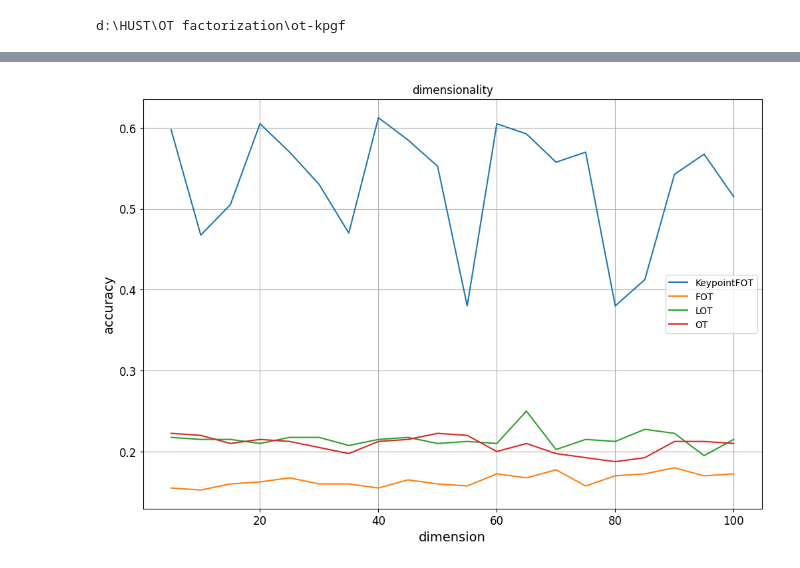
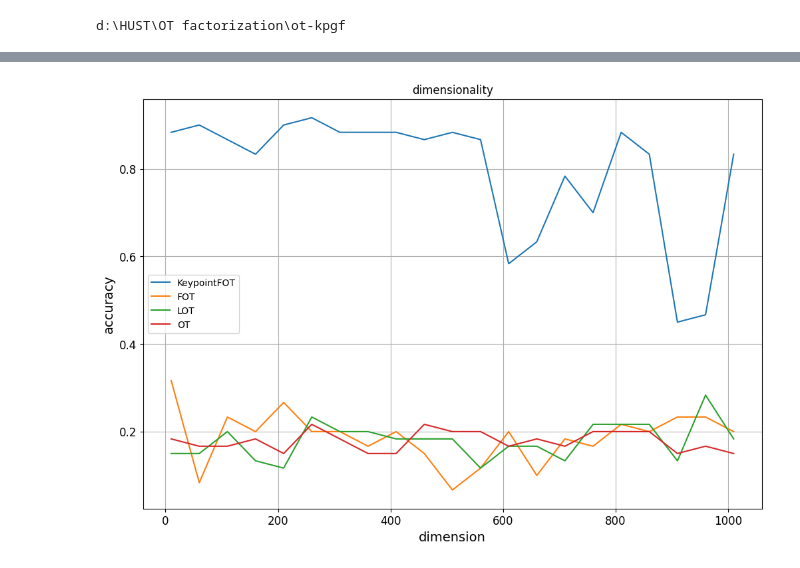
Before and after one commit to minhngt62/ot-kpgf, a Jupyter notebook: notebooks/robustness.ipynb, the cells around one changed output, grey strips where cells are left out. Cells and saved outputs as stored; diff of their text form; code cells hidden in the pictures.

```diff
--- a/notebooks/robustness.ipynb
+++ b/notebooks/robustness.ipynb
@@ -40,12 +40,12 @@ mpl.rc('ytick', labelsize=12)
 import seaborn as sns
 # %%
 #@title Dimensionality
-n_anchors = 4
-n_keypoints = 4
-k = 4
+n_anchors = 3
+n_keypoints = 3
+k = 3
 models = {
-    "KeypointFOT": KeypointFOT(n_free_anchors=n_anchors, guide_mixing=0.95, stop_thr=1e-5,
-                               sinkhorn_reg=0.005, temperature=0.1, div_term=1e-10, max_iters=200),
+    "KeypointFOT": KeypointFOT(n_free_anchors=n_anchors, guide_mixing=0.5, stop_thr=1e-5,
+                               sinkhorn_reg=0.0005, temperature=0.01, div_term=1e-10, max_iters=200),
     "FOT": FOT(n_anchors=n_anchors, sinkhorn_reg=0.1),
     "LOT": LOT(None, n_source_anchors=n_anchors, n_target_anchors=n_anchors, epsilon=100, epsilon_z=100),
     "OT": EMD(),
@@ -60,9 +60,9 @@ mean_t[:, 0] = -np.random.uniform(1, 2, size=k)
 
 experiment = Dimensionality(model=models, log_dir="logs")
 results = experiment(
-    noise_level=1, max_projected_dim=100, freq_projected_dim=5, hyperplane_dim=5,
-    n_components=k, cluster_samples=100, n_keypoints=n_keypoints,
-    src_properties={"means": mean_s, "cov_scale": 0.1},
-    trg_properties={"means": mean_t, "cov_scale": 0.1}
+    noise_level=1, max_projected_dim=1010, freq_projected_dim=50, hyperplane_dim=10,
+    n_components=k, cluster_samples=20, n_keypoints=n_keypoints,
+    src_properties={"means": mean_s, "cov_scale": 1},
+    trg_properties={"means": mean_t, "cov_scale": 1}
 )
 # %% [output]
@@ -89,4 +86,4 @@ Dimension: 100, Accuracy: {'KeypointFOT': 0.515, 'FOT': 0.1725, 'LOT': 0.215, 'O
-[figure, old version]
+[figure, new version]
 # %%
 #@title Outlier rate
 n_anchors = 4
```
Also changed, not shown: parts of 1 cell of this notebook, 14 other files.
